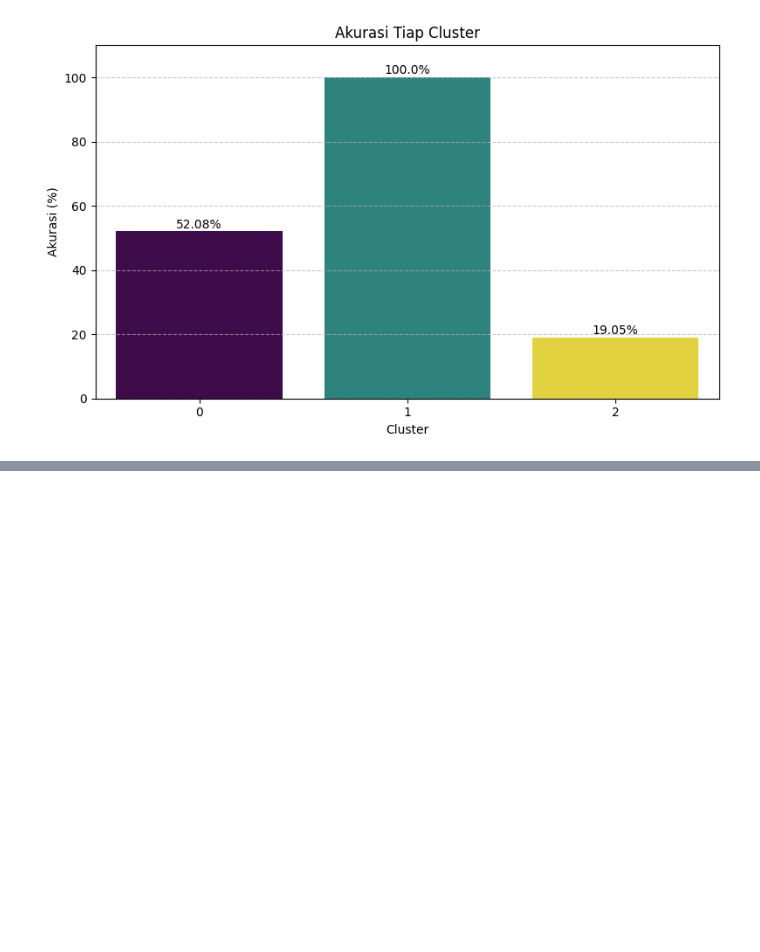
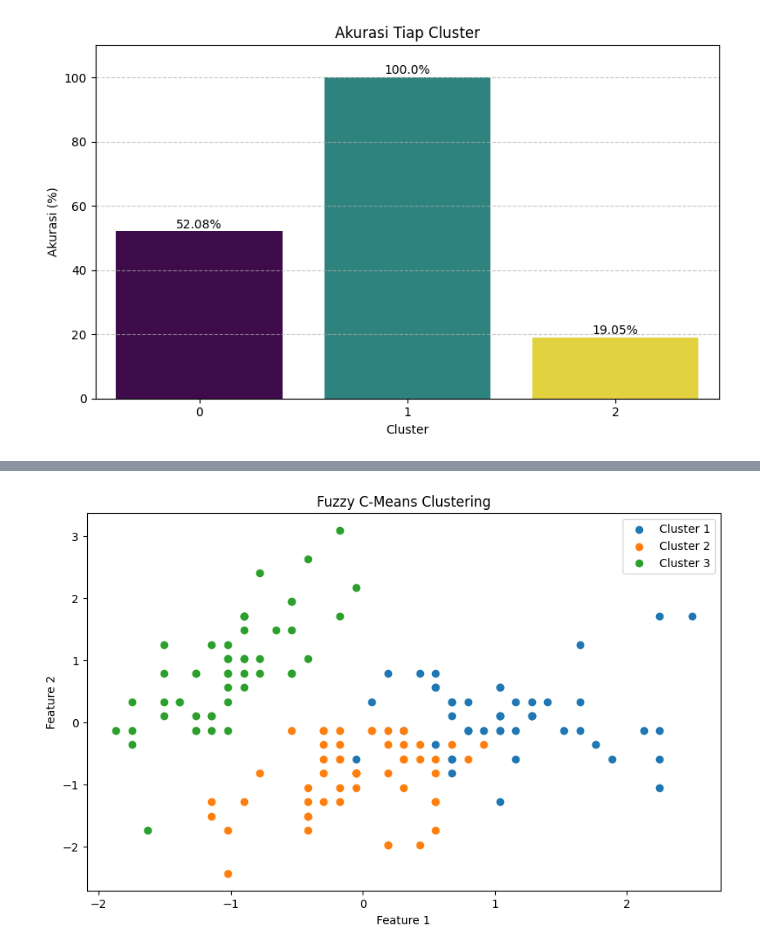
Before and after one commit to wildan2312/pendata, a Jupyter notebook: tugas/_build/jupyter_execute/k-mean.ipynb, the cells around one changed output, grey strips where cells are left out. Cells and saved outputs as stored; diff of their text form; code cells hidden in the pictures; blank space fills up the shorter version.

```diff
--- a/tugas/_build/jupyter_execute/k-mean.ipynb
+++ b/tugas/_build/jupyter_execute/k-mean.ipynb
@@ -403,0 +640,68 @@ plt.show()
+# %%
+
+# Load data iris
+iris = load_iris()
+data = pd.DataFrame(iris.data, columns=iris.feature_names)
+
+# Tambahkan kolom ID
+data['ID'] = data.index
+
+# Siapkan fitur dan normalisasi
+fitur = data.drop(columns=['ID'])
+scaler = StandardScaler()
+fitur_scaled = scaler.fit_transform(fitur)
+
+# Konversi ke DataFrame dan gabungkan ID
+fitur_scaled_df = pd.DataFrame(fitur_scaled, columns=fitur.columns)
+normalized_data = pd.concat([data[['ID']], fitur_scaled_df], axis=1)
+
+# Fuzzy C-Means Clustering
+# Tentukan jumlah cluster
+n_clusters = 3
+
+# Fuzzy C-Means
+# Uji dengan 100 iterasi
+# Fuzzy C-Means
+cntr, u, _, _, _, _, _ = fuzz.cluster.cmeans(
+    fitur_scaled.T,  # Transpose to match shape
+    c=n_clusters,
+    m=2,  # Fuzziness parameter
+    error=0.005,
+    maxiter=1000,
+    init=None
+)
+
+# Menentukan label cluster
+# Ambil label cluster dengan nilai maksimum untuk setiap data point
+cluster_labels = np.argmax(u, axis=0)
+
+# Check the length of cluster_labels
+print("Length of cluster_labels:", len(cluster_labels))
+
+# Menambahkan label cluster ke DataFrame
+normalized_data['Cluster'] = cluster_labels
+
+# Set display options to show all rows and columns
+pd.set_option('display.max_rows', None)  # Show all rows
+pd.set_option('display.max_columns', None)  # Show all columns
+pd.set_option('display.expand_frame_repr', False)  # Prevent line breaks
+pd.set_option('display.float_format', '{:.6f}'.format)  # Format floats
+
+# Create the output table with the desired columns
+output_table = normalized_data[['ID', 'sepal length (cm)', 'sepal width (cm)', 'petal length (cm)', 'petal width (cm)', 'Cluster']]
+
+# Display the entire output table
+print(output_table)
+
+# Visualisasi hasil clustering
+plt.figure(figsize=(10, 6))
+for i in range(n_clusters):
+    plt.scatter(fitur_scaled[cluster_labels == i, 0],
+                fitur_scaled[cluster_labels == i, 1],
+                label=f'Cluster {i+1}')
+plt.title('Fuzzy C-Means Clustering')
+plt.xlabel('Feature 1')
+plt.ylabel('Feature 2')
+plt.legend()
+plt.show()
+# %% [output]
@@ -403,0 +725 @@ plt.show()
+[figure, added]
```
Also changed, not shown: parts of 12 cells of this notebook, 25 other files.
